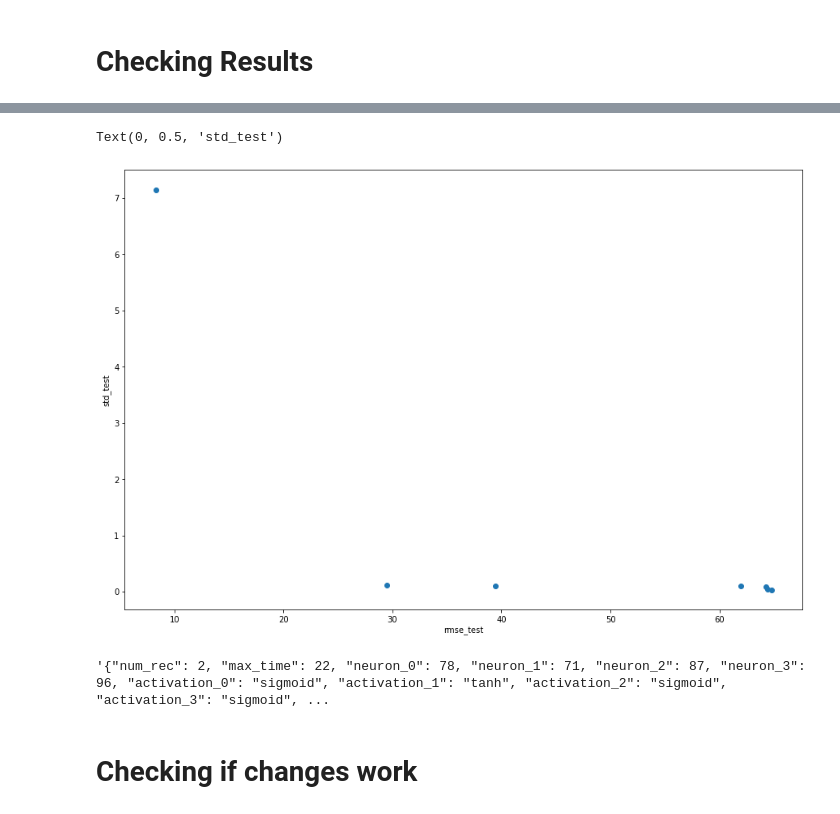
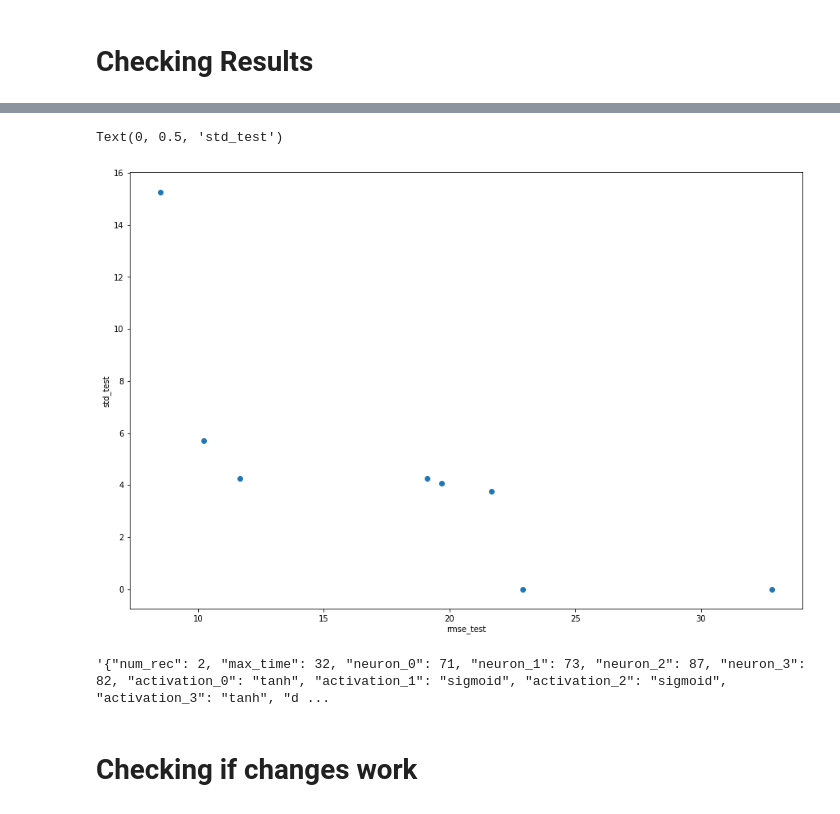
Before and after one commit to MariosKef/RULe, a Jupyter notebook: tests.ipynb, the cells around one changed output, grey strips where cells are left out. Drawn from its saved outputs; the diff is of its cells as text; code cells hidden in the pictures.

```diff
--- a/tests.ipynb
+++ b/tests.ipynb
@@ -6,7 +6,7 @@ import pygmo as pg
 import matplotlib.pyplot as plt
 import seaborn as sns
 # %%
-configs = pd.read_csv('./results_no_cv_HO_02_12')
+configs = pd.read_csv('./preliminary_experiments/results_no_cv_HO_14_10')
 # %%
 configs.head()
 # %% [output]
@@ -39,5 +38,5 @@ configs.head()
 # %%
-pareto_index = pg.non_dominated_front_2d(configs[['rmse_test', 'uncertainty_test']])
+pareto_index = pg.non_dominated_front_2d(configs[['rmse_test', 'std_test']])
 # %%
 pareto_configs = configs.iloc[pareto_index]
 # %%
@@ -54,20 +54,20 @@ pareto_configs
 # %%
 x = pareto_configs['rmse_test'].values
-y = pareto_configs['uncertainty_test'].values
+y = pareto_configs['std_test'].values
 plt.figure(figsize=(15,10))
 plt.scatter(x, y)
 plt.xlabel('rmse_test')
 plt.ylabel('std_test')
 
 # for i, txt in enumerate(pareto_configs.index):
 #     plt.annotate(txt, (x[i], y[i]))
 # %% [output]
 Text(0, 0.5, 'std_test')
-[figure, old version]
+[figure, new version]
 # %%
-pareto_configs.loc[8].net_cfg
+pareto_configs.loc[49].net_cfg
 # %% [output]
-'{"num_rec": 2, "max_time": 22, "neuron_0": 78, "neuron_1": 71, "neuron_2": 87, "neuron_3": 96, "activation_0": "sigmoid", "activation_1": "tanh", "activation_2": "sigmoid", "activation_3": "sigmoid", ...
+'{"num_rec": 2, "max_time": 32, "neuron_0": 71, "neuron_1": 73, "neuron_2": 87, "neuron_3": 82, "activation_0": "tanh", "activation_1": "sigmoid", "activation_2": "sigmoid", "activation_3": "tanh", "d ...
 # %%
 sns.set_theme()
 
```
Also changed, not shown: parts of 21 cells of this notebook, 4 other files.
